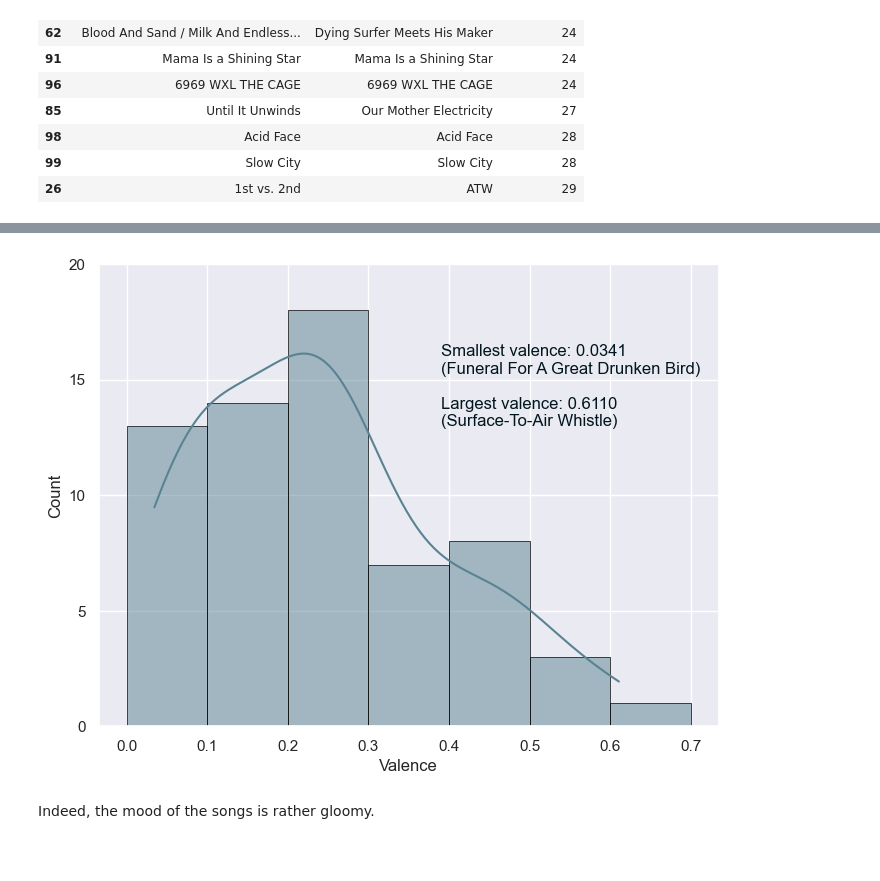
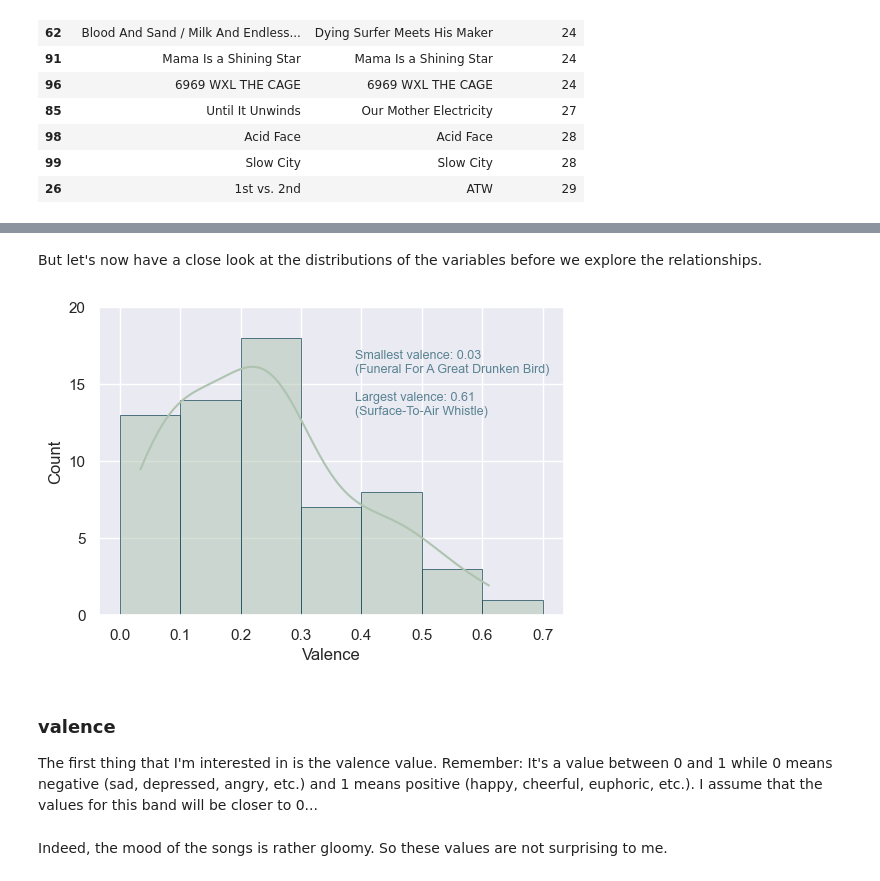
Before and after one commit to scheinmensch/Spotify, a Jupyter notebook: AllThemWitches.ipynb, the cells around one changed output, grey strips where cells are left out. Drawn from its saved outputs; the diff is of its cells as text; code cells hidden in the pictures; blank space fills up the shorter version.

Commit message:
worked on new plots, changed dataframe style

```diff
--- a/AllThemWitches.ipynb
+++ b/AllThemWitches.ipynb
@@ -180,0 +212,3 @@ The first thing that I'm interested in is the valence value. Remember: It's a va
+# %%
+atw['album_release_date'] = pd.to_datetime(atw['album_release_date'])
+counts = atw.groupby(atw['album_release_date'].dt.to_period('Y'))['id'].count()
@@ -181,17 +241,21 @@ The first thing that I'm interested in is the valence value. Remember: It's a va
+# %% [markdown]
+But let's now have a close look at the distributions of the variables before we explore the relationships.
 # %%
 bin_boundaries = np.arange(0, 0.8, 0.1)
-
-plt.figure(figsize=(8, 6))
-sns.histplot(atw['valence'], kde=True, color='#598392', edgecolor='black', linewidth=0.5, bins=bin_boundaries, stat='count')
+plt.figure(figsize=(6,4))
+sns.histplot(atw['valence'], kde=True, color='#aec3b0', edgecolor='#124559', linewidth=0.5, bins=bin_boundaries, stat='count')
 plt.title('')
 plt.xlabel('Valence')
 plt.ylabel('Count')
 plt.yticks(np.arange(0, 21, 5))
 plt.grid(True)
-plt.text(0.39, 13, f"Smallest valence: {atw['valence'].min():.4f} \n({atw.loc[atw['valence'].idxmin(), 'name']})\n\nLargest valence: {atw['valence'].max():.4f} \n({atw.loc[atw['valence'].idxmax(), 'name']})", color='#01161e')
-
-plt.show()
+plt.text(0.39, 13,f"Smallest valence: {atw['valence'].min():.2f} \n({atw.loc[atw['valence'].idxmin(), 'name']})\n\nLargest valence: {atw['valence'].max():.2f} \n({atw.loc[atw['valence'].idxmax(), 'name']})", color='#598392', fontsize=9)
+plt.show();
 # %% [output]
-[figure, old version]
+[figure, new version]
+# %% [markdown]
+### valence
+
+The first thing that I'm interested in is the valence value. Remember: It's a value between 0 and 1 while 0 means negative (sad, depressed, angry, etc.) and 1 means positive (happy, cheerful, euphoric, etc.). I assume that the values for this band will be closer to 0...
 # %% [markdown]
-Indeed, the mood of the songs is rather gloomy.
+Indeed, the mood of the songs is rather gloomy. So these values are not surprising to me.
```
Also changed, not shown: parts of 9 cells of this notebook.
